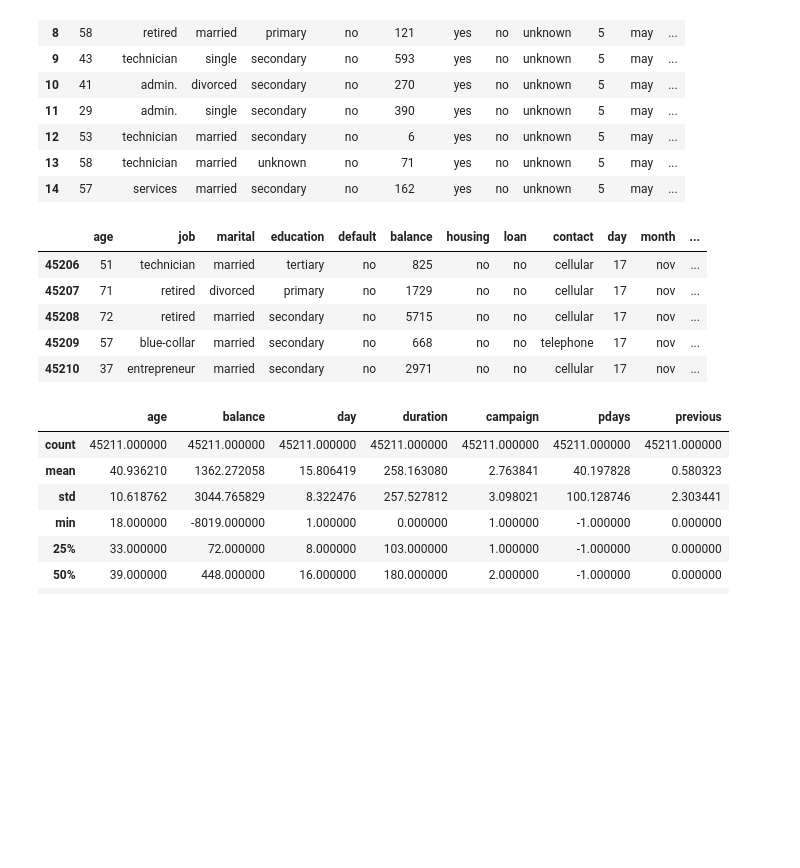
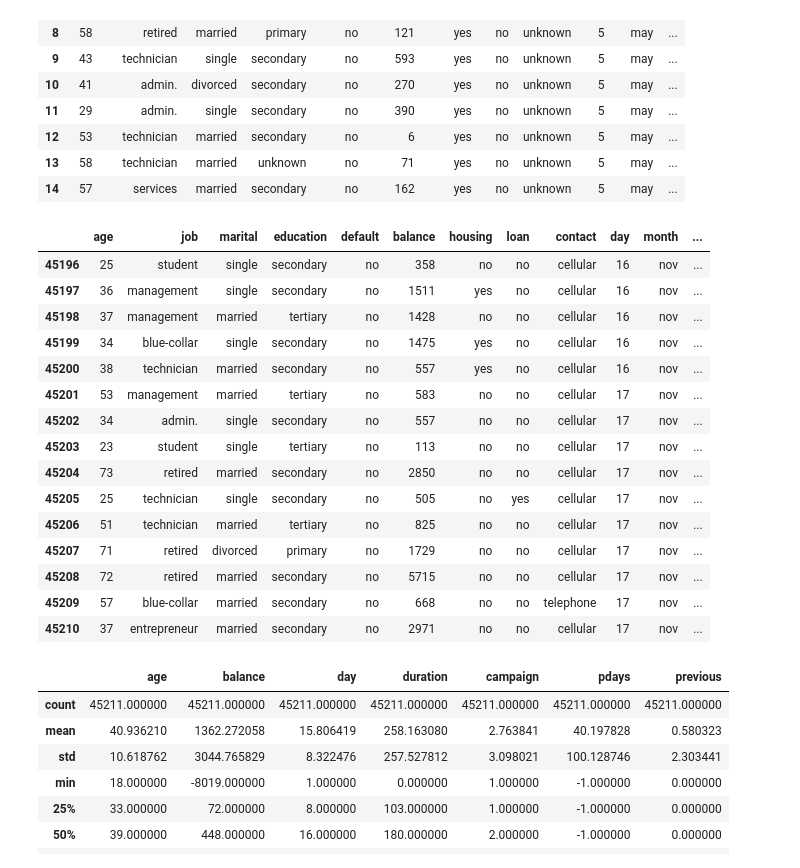
Before and after one commit to blvberrii/Brown-Assignment-1.3, a Jupyter notebook: Team3_logistic_regression_1_3.ipynb, the cells around one changed output. Cells and saved outputs as stored; diff of their text form; code cells hidden in the pictures; blank space fills up the shorter version.

```diff
--- a/Team3_logistic_regression_1_3.ipynb
+++ b/Team3_logistic_regression_1_3.ipynb
@@ -176,9 +162,19 @@ rows, columns: (45211, 17)
 | 14 | 57 | services | married | secondary | no | 162 | yes | no | unknown | 5 | may | ... |
 # %%
 # 3. LAST 5 ROWS
-# <Your code here>
+data.tail(15)
 # %% [output]
 |  | age | job | marital | education | default | balance | housing | loan | contact | day | month | ... |
+| 45196 | 25 | student | single | secondary | no | 358 | no | no | cellular | 16 | nov | ... |
+| 45197 | 36 | management | single | secondary | no | 1511 | yes | no | cellular | 16 | nov | ... |
+| 45198 | 37 | management | married | tertiary | no | 1428 | no | no | cellular | 16 | nov | ... |
+| 45199 | 34 | blue-collar | single | secondary | no | 1475 | yes | no | cellular | 16 | nov | ... |
+| 45200 | 38 | technician | married | secondary | no | 557 | yes | no | cellular | 16 | nov | ... |
+| 45201 | 53 | management | married | tertiary | no | 583 | no | no | cellular | 17 | nov | ... |
+| 45202 | 34 | admin. | single | secondary | no | 557 | no | no | cellular | 17 | nov | ... |
+| 45203 | 23 | student | single | tertiary | no | 113 | no | no | cellular | 17 | nov | ... |
+| 45204 | 73 | retired | married | secondary | no | 2850 | no | no | cellular | 17 | nov | ... |
+| 45205 | 25 | technician | single | secondary | no | 505 | no | yes | cellular | 17 | nov | ... |
 | 45206 | 51 | technician | married | tertiary | no | 825 | no | no | cellular | 17 | nov | ... |
 | 45207 | 71 | retired | divorced | primary | no | 1729 | no | no | cellular | 17 | nov | ... |
 | 45208 | 72 | retired | married | secondary | no | 5715 | no | no | cellular | 17 | nov | ... |
```
Also changed, not shown: parts of 50 cells of this notebook.
